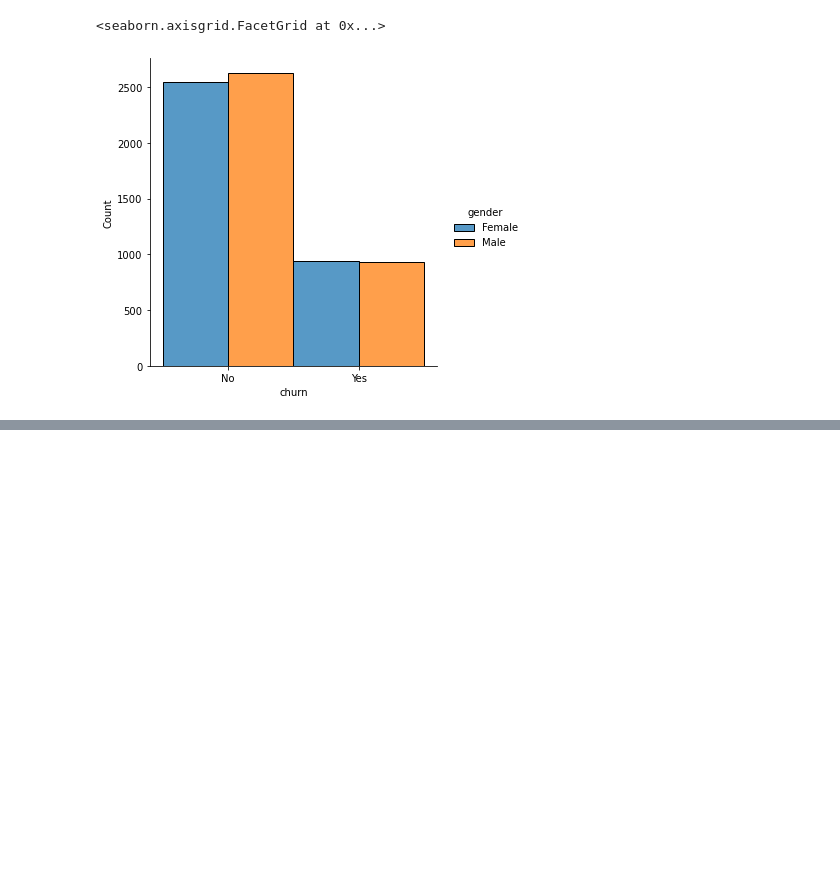
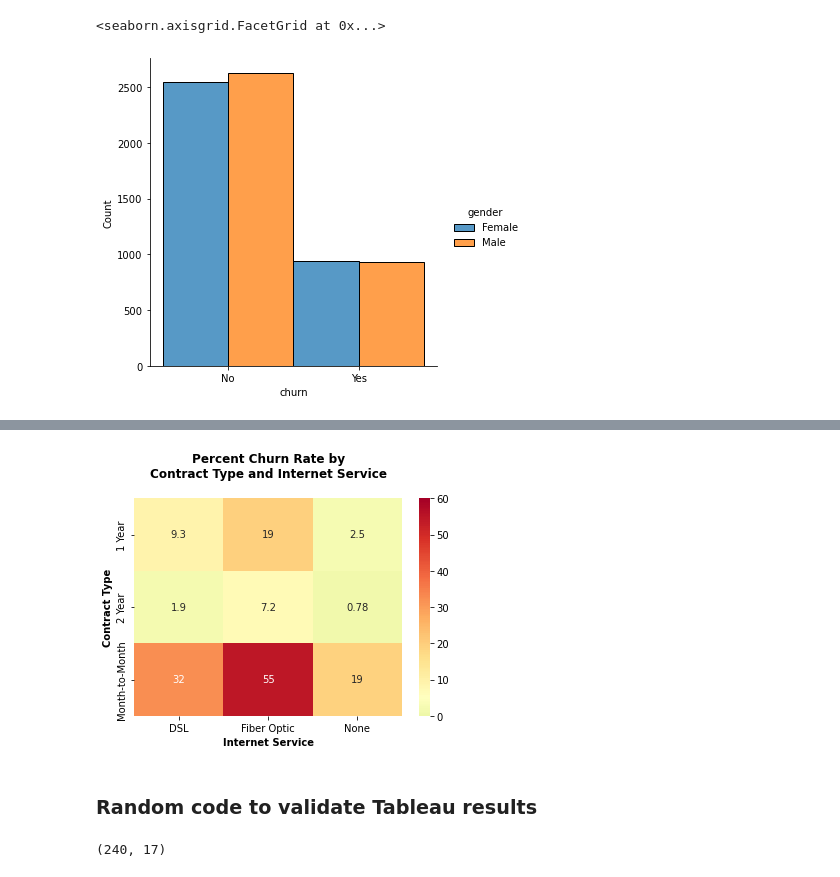
Before and after one commit to Cayt-Schlichting/numpy-pandas-visualization-exercises, a Jupyter notebook: telco_prj_prototype.ipynb, the cells around one changed output, grey strips where cells are left out. Saved outputs shown, nothing was run; the diff lists cells and outputs as text; code cells hidden in the pictures; blank space fills up the shorter version.

```diff
--- a/telco_prj_prototype.ipynb
+++ b/telco_prj_prototype.ipynb
@@ -208,0 +210,8 @@ test.shape #good, expected 2128 values
+# %%
+#do a crosstab with internet type as cols, contract as rows, and agg by percent churn
+#crosstab of number of churned customers per cell, divided by number of customers per cell
+ct_is_PercChurn = pd.crosstab(df.contract_name[df.churn=="Yes"],df.is_name[df.churn=="Yes"])/pd.crosstab(df.contract_name,df.is_name)
+# ct_is_PercChurn.rename(columns=)
+# ,rownames=["Month-to-Month","1 Year","2 Year"]
+# %%
+ct_is_PercChurn = round(ct_is_PercChurn*100,2)
@@ -208,0 +226,26 @@ test.shape #good, expected 2128 values
+# %%
+fig = plt.figure(1)
+ax = fig.add_subplot(111)
+ax = sns.heatmap(ct_is_PercChurn,cmap='RdYlGn_r',annot=True,vmin=0,vmax=60,center=5)
+
+# g.set_axis_labels("Internet Service Type","Contract Type")
+#type(g) #this is not a facet grid but rather an axes subplot from matplotlib
+
+# ax.set(xlabel='Internet Service',ylabel='Contract Type',fontweight="bold")
+ax.set_xlabel('Internet Service',fontweight='bold')
+ax.set_ylabel('Contract Type',fontweight='bold')
+ax.set_title("Percent Churn Rate by\nContract Type and Internet Service\n",fontweight='bold')
+fig.set_facecolor("white")
+
+plt.savefig('heatmap.png',dpi=400,bbox_inches="tight")
+# %% [output]
+[figure, added]
+# %% [markdown]
+### Random code to validate Tableau results
+# %%
+#validating some Tableau results
+df[(df.is_senior_citizen == 1) & (df.gender == "Female") & (df.churn=="Yes")].shape
+#568 Female, seniors >> 240 of which have turned
+# therefore, percent should be 42%
+# %% [output]
+(240, 17)
```
Also changed, not shown: parts of 8 cells of this notebook.
